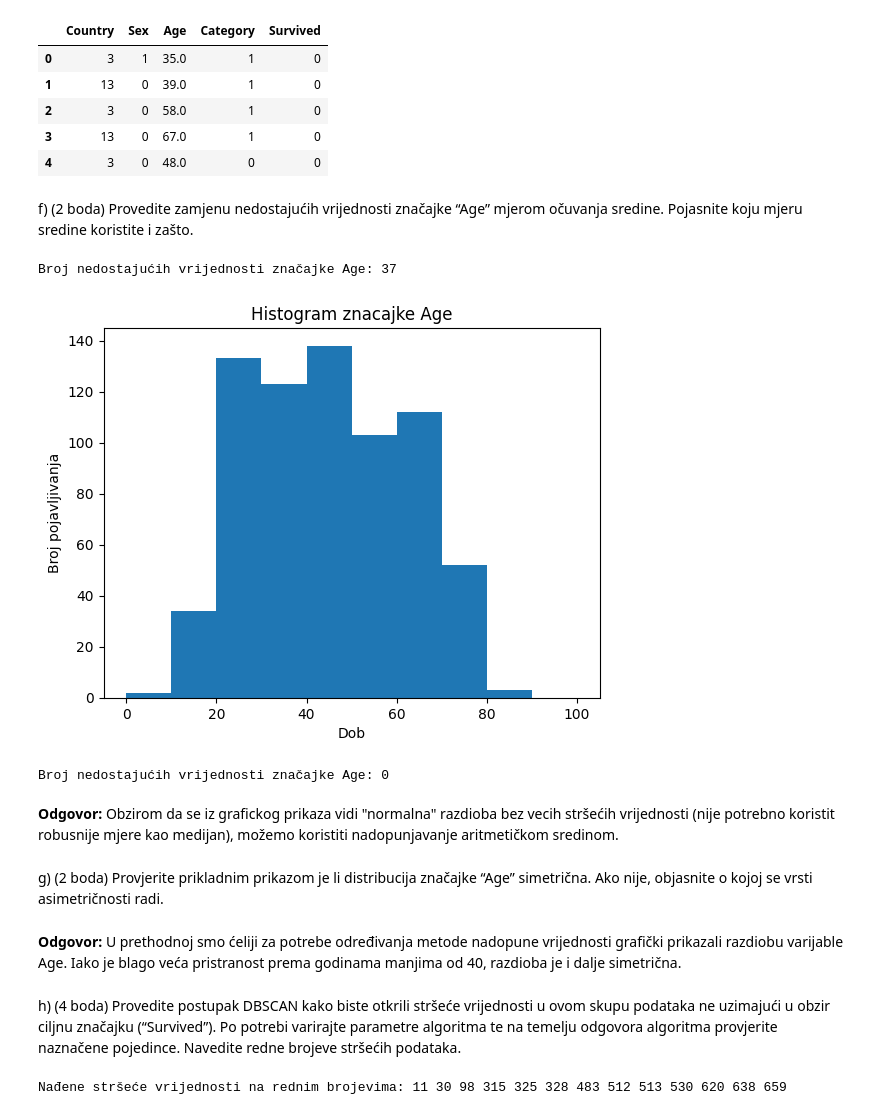
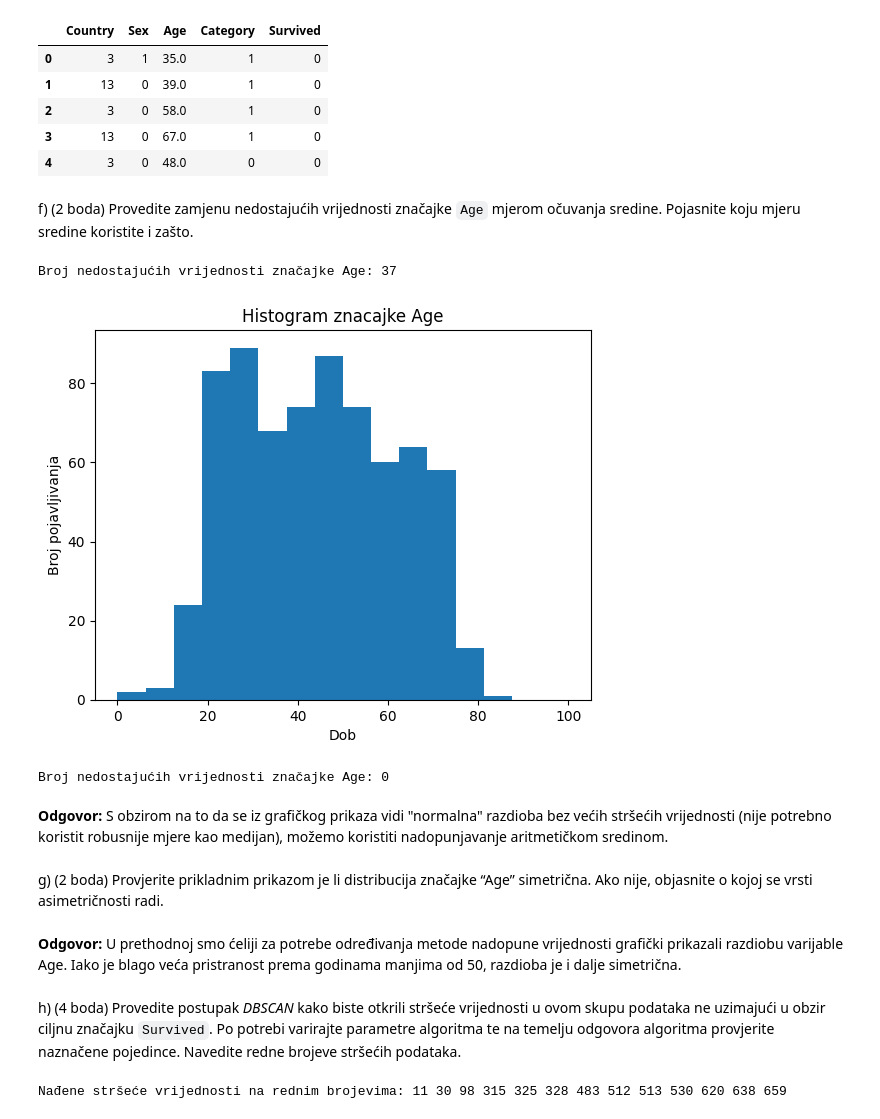
Before and after one commit to domamaric/UZOP, a Jupyter notebook: uzop_ogledni_ZI.ipynb, the cells around one changed output. Drawn from its saved outputs; the diff is of its cells as text; code cells hidden in the pictures.

```diff
--- a/uzop_ogledni_ZI.ipynb
+++ b/uzop_ogledni_ZI.ipynb
@@ -93,36 +91,32 @@ cleaned_df.head()
 | 3 | 13 | 0 | 67.0 | 1 | 0 |
 | 4 | 3 | 0 | 48.0 | 0 | 0 |
 # %% [markdown]
-f) (2 boda) Provedite zamjenu nedostajućih vrijednosti značajke “Age” mjerom
-očuvanja sredine. Pojasnite koju mjeru sredine koristite i zašto.
+f) (2 boda) Provedite zamjenu nedostajućih vrijednosti značajke `Age` mjerom očuvanja sredine. Pojasnite koju mjeru sredine koristite i zašto.
 # %%
 print(f"Broj nedostajućih vrijednosti značajke Age: {cleaned_df['Age'].isna().sum()}")
 
-plt.hist(cleaned_df['Age'], range=(0, 100))
+plt.hist(cleaned_df['Age'], bins='auto', range=(0, 100))
 plt.xlabel('Dob')
 plt.ylabel('Broj pojavljivanja')
 plt.title('Histogram znacajke Age')
 plt.show()
 
 cleaned_df['Age'] = cleaned_df['Age'].fillna(cleaned_df['Age'].mean())
 
 print(f"Broj nedostajućih vrijednosti značajke Age: {cleaned_df['Age'].isna().sum()}")
 # %% [output]
 Broj nedostajućih vrijednosti značajke Age: 37
-[figure, old version]
+[figure, new version]
 Broj nedostajućih vrijednosti značajke Age: 0
 # %% [markdown]
-**Odgovor:** Obzirom da se iz grafickog prikaza vidi "normalna" razdioba bez vecih stršećih vrijednosti (nije potrebno koristit robusnije mjere kao medijan), možemo koristiti nadopunjavanje aritmetičkom sredinom.
+**Odgovor:** S obzirom na to da se iz grafičkog prikaza vidi "normalna" razdioba bez većih stršećih vrijednosti (nije potrebno koristit robusnije mjere kao medijan), možemo koristiti nadopunjavanje aritmetičkom sredinom.
 # %% [markdown]
 g) (2 boda) Provjerite prikladnim prikazom je li distribucija značajke “Age”
 simetrična. Ako nije, objasnite o kojoj se vrsti asimetričnosti radi.
 # %% [markdown]
-**Odgovor:** U prethodnoj smo ćeliji za potrebe određivanja metode nadopune vrijednosti grafički prikazali razdiobu varijable Age. Iako je blago veća pristranost prema godinama manjima od 40, razdioba je i dalje simetrična.
+**Odgovor:** U prethodnoj smo ćeliji za potrebe određivanja metode nadopune vrijednosti grafički prikazali razdiobu varijable Age. Iako je blago veća pristranost prema godinama manjima od 50, razdioba je i dalje simetrična.
 # %% [markdown]
-h) (4 boda) Provedite postupak DBSCAN kako biste otkrili stršeće vrijednosti u ovom
-skupu podataka ne uzimajući u obzir ciljnu značajku (“Survived”). Po potrebi
-varirajte parametre algoritma te na temelju odgovora algoritma provjerite
-naznačene pojedince. Navedite redne brojeve stršećih podataka.
+h) (4 boda) Provedite postupak *DBSCAN* kako biste otkrili stršeće vrijednosti u ovom skupu podataka ne uzimajući u obzir ciljnu značajku `Survived`. Po potrebi varirajte parametre algoritma te na temelju odgovora algoritma provjerite naznačene pojedince. Navedite redne brojeve stršećih podataka.
 # %%
 import numpy as np
 
```
Also changed, not shown: parts of 23 cells of this notebook.
